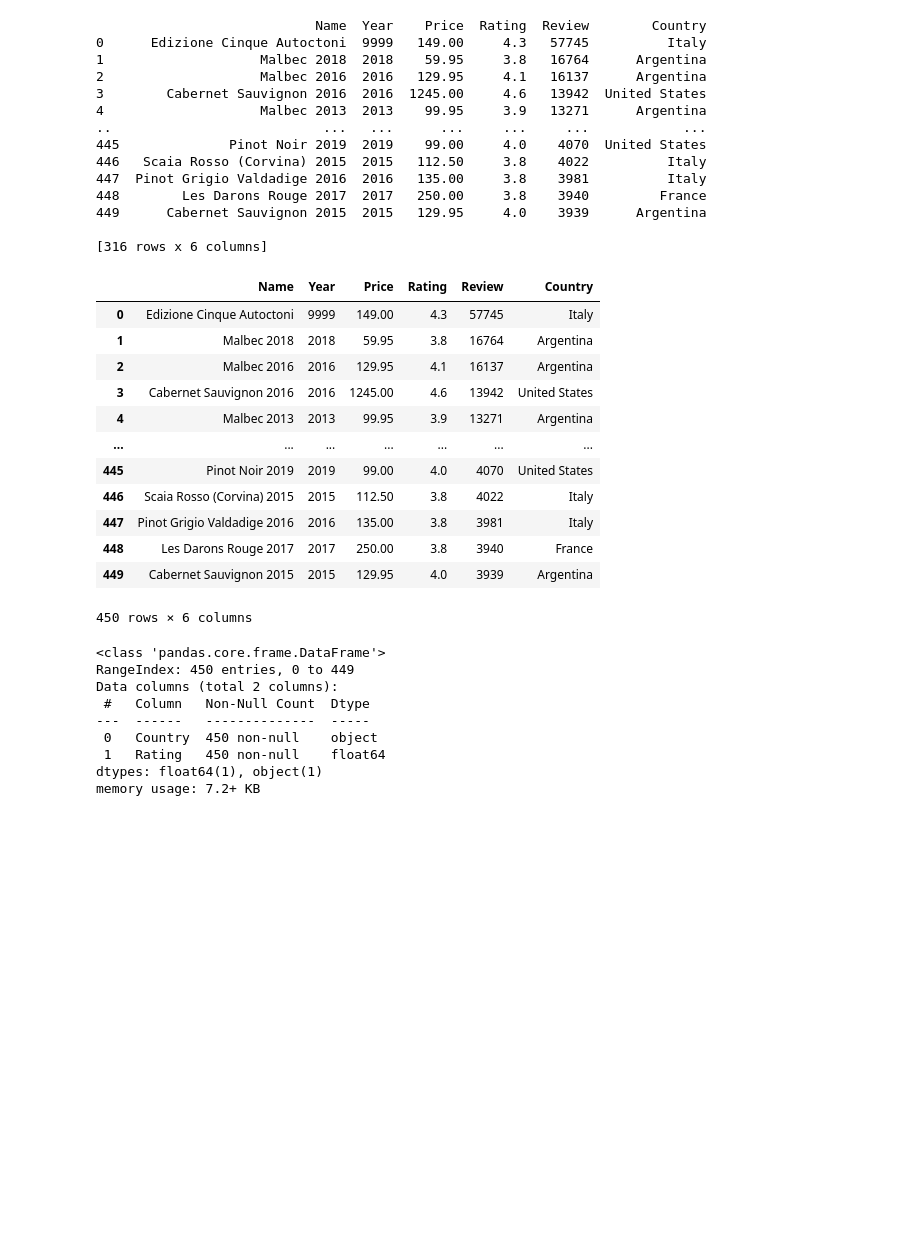
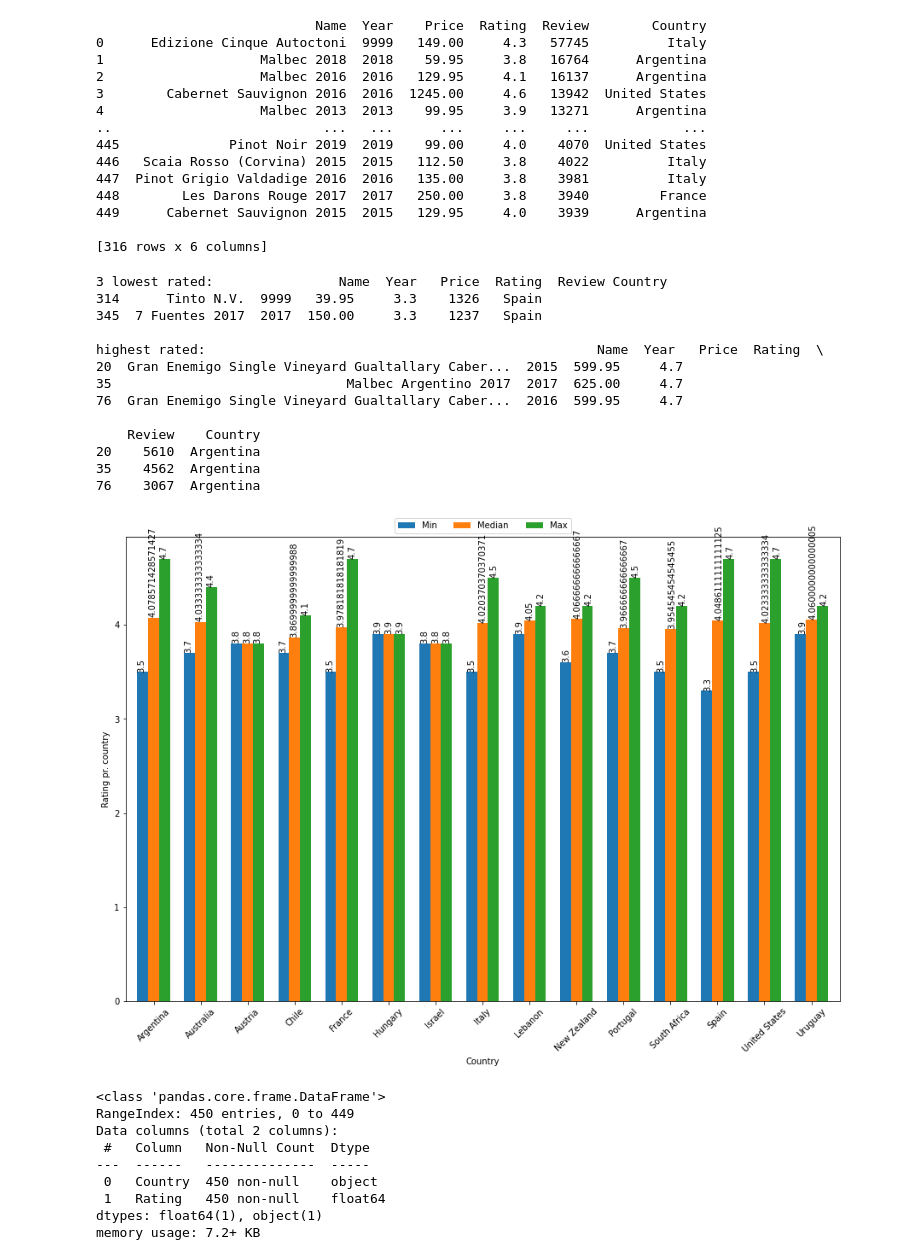
Before and after one commit to MathiasNoeClausen/pythonEksamen, a Jupyter notebook: Plot_rating.ipynb, the cells around one changed output. Drawn from its saved outputs; the diff is of its cells as text; code cells hidden in the pictures; blank space fills up the shorter version.

```diff
--- a/Plot_rating.ipynb
+++ b/Plot_rating.ipynb
@@ -109,7 +109,7 @@ print(sorted_df)
 def plot_rating(df):
 
     all_lowest = df.loc[df['Rating'] == df['Rating'].min()]
-    print('3 lowest rated:',all_lowest[:3])
+    print('3 lowest rated:',all_lowest[:3],'\n')
     #print('Median rating',df.mean(),'\n')
     all_highest = df.loc[df['Rating'] == df['Rating'].max()]
     print('highest rated:',all_highest[:3])
@@ -125,48 +125,48 @@ def plot_rating(df):
 
     #print('Highest rated ',sorted_df.iloc[sorted_df['Rating'].idxmax()])
 
     #Group rows by Country
     mask_by_country = mask.groupby('Country')
 
     #Get Min, Median & Max rating for each country
     min_rating = mask_by_country.min()
     median_rating = mask_by_country.mean()
     max_rating = mask_by_country.max()
 
     df_stats = pd.DataFrame()
     df_stats['Min'] = min_rating['Rating']
     df_stats['Median'] = median_rating['Rating']
     df_stats['Max'] = max_rating['Rating']
     ax = df_stats.plot(kind='bar', figsize=(15,10), width=0.7)
     plt.xticks(rotation=45)
     plt.xlabel('Country')
     plt.ylabel('Rating pr. country');
     plt.legend(loc='upper center', bbox_to_anchor=(0.5, 1.05), ncol=3)
 
     #Data on each bar
     for p in ax.patches:
         ax.annotate(str(p.get_height()), (p.get_x() * 1.005, (p.get_height()) * 1.005), rotation=90)
 
 def describe(df):
     return df.describe()
 
 plotbar = df.copy()
-#plot_rating(plotbar)
-plotbar
+plot_rating(plotbar)
 # %% [output]
-|  | Name | Year | Price | Rating | Review | Country |
-| 0 | Edizione Cinque Autoctoni | 9999 | 149.00 | 4.3 | 57745 | Italy |
-| 1 | Malbec 2018 | 2018 | 59.95 | 3.8 | 16764 | Argentina |
-| 2 | Malbec 2016 | 2016 | 129.95 | 4.1 | 16137 | Argentina |
-| 3 | Cabernet Sauvignon 2016 | 2016 | 1245.00 | 4.6 | 13942 | United States |
-| 4 | Malbec 2013 | 2013 | 99.95 | 3.9 | 13271 | Argentina |
-| ... | ... | ... | ... | ... | ... | ... |
-| 445 | Pinot Noir 2019 | 2019 | 99.00 | 4.0 | 4070 | United States |
-| 446 | Scaia Rosso (Corvina) 2015 | 2015 | 112.50 | 3.8 | 4022 | Italy |
-| 447 | Pinot Grigio Valdadige 2016 | 2016 | 135.00 | 3.8 | 3981 | Italy |
-| 448 | Les Darons Rouge 2017 | 2017 | 250.00 | 3.8 | 3940 | France |
-| 449 | Cabernet Sauvignon 2015 | 2015 | 129.95 | 4.0 | 3939 | Argentina |
-450 rows × 6 columns
+3 lowest rated:                Name  Year   Price  Rating  Review Country
+314      Tinto N.V.  9999   39.95     3.3    1326   Spain
+345  7 Fuentes 2017  2017  150.00     3.3    1237   Spain
+
+highest rated:                                                  Name  Year   Price  Rating  \
+20  Gran Enemigo Single Vineyard Gualtallary Caber...  2015  599.95     4.7
+35                              Malbec Argentino 2017  2017  625.00     4.7
+76  Gran Enemigo Single Vineyard Gualtallary Caber...  2016  599.95     4.7
+
+    Review    Country
+20    5610  Argentina
+35    4562  Argentina
+76    3067  Argentina
+[figure, added]
 # %%
 cols = ['Country', 'Rating']
 mask = df[cols]
```
Also changed, not shown: parts of 1 cell of this notebook.
